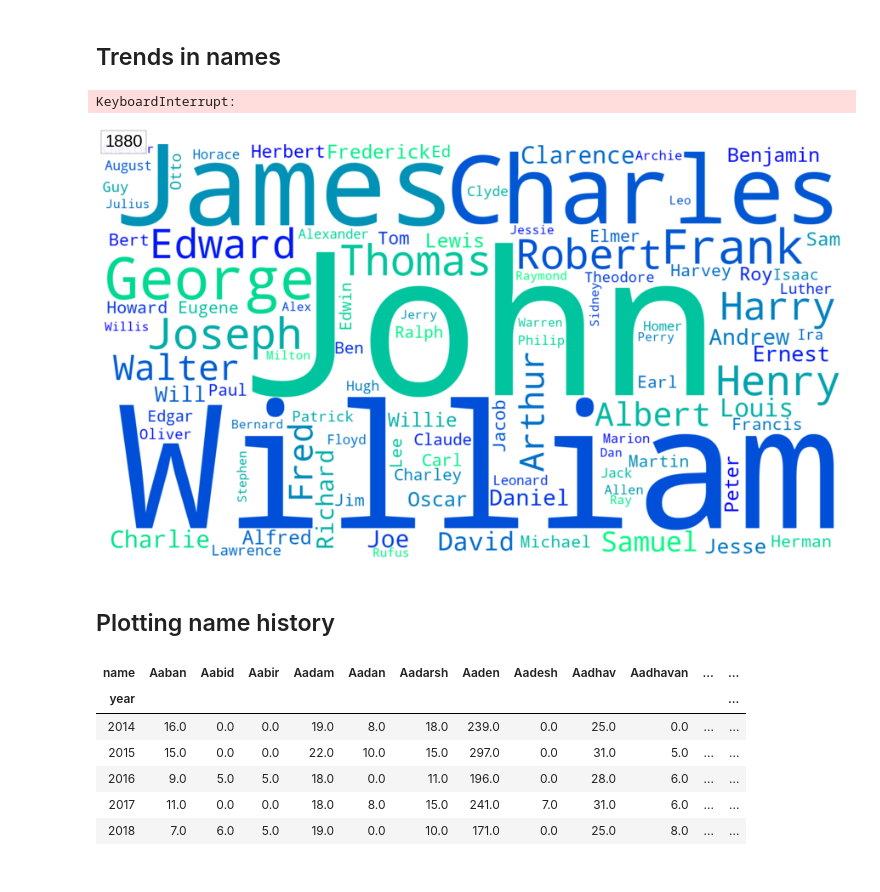
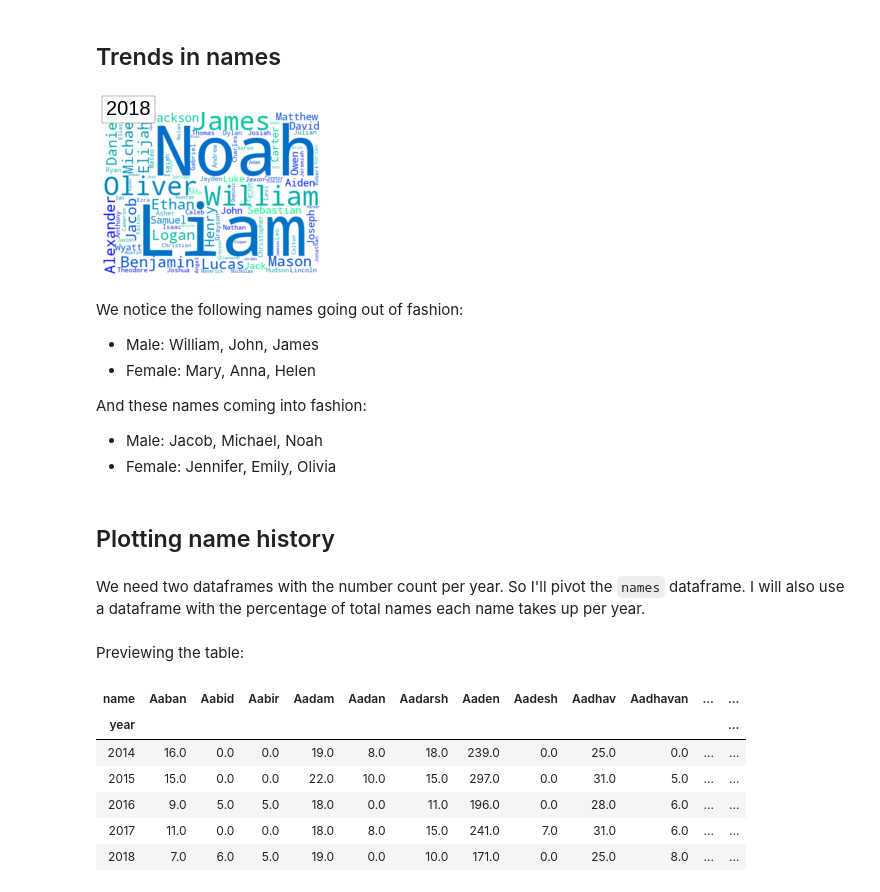
Before and after one commit to danj7/popular_baby_names, a Jupyter notebook: Baby Names - Names coming and going.ipynb, the cells around one changed output. Drawn from its saved outputs; the diff is of its cells as text; code cells hidden in the pictures.

Commit message:
finished comings and goings

```diff
--- a/Baby Names - Names coming and going.ipynb
+++ b/Baby Names - Names coming and going.ipynb
@@ -57,37 +63,46 @@ The number of names listed each year has increased. So there must be new names c
 # %%
 # Making wordclouds of top 100 names per year
 
 colormaps = {'M':'winter', 'F':'spring'}
-figwidth = 16 #inches
-figheight = 9 #inches
+figwidth = 4 #inches
+figheight = 3 #inches
 yearsrange = range(names.year.min(), names.year.max()+1)
 
 # creating figure to be saved
 fig = plt.figure(figsize=(figwidth,figheight))
 _ = plt.axis("off")
 
 for s in ['M', 'F']:
     images = []
     for yr in yearsrange:
         # save a temporary dataframe of names and numbers per sex, per year
         tempM = names[['name', 'number']][np.logical_and(names.sex==s, \
                                            names.year==yr)].sort_values(['number', 'name'], ascending=False)
         # extract the bottom 100 names in popularity
         tempM = tempM.to_numpy()[:100]
         # create wordcloud object
         wordcloud = WordCloud(background_color="white", width=figwidth*100, height=figheight*100, colormap=colormaps[s])
         wordcloud = wordcloud.generate_from_frequencies(dict(tempM))
         plt_im = plt.imshow(wordcloud, interpolation="bilinear")
         plt_txt = plt.text(5, 5, str(yr), color='black', fontsize=20, bbox=dict(facecolor='white', alpha=0.9))
         images.append([plt_im, plt_txt])
     animation = anim.ArtistAnimation(fig, images)
     animation.save('top100{}names_{}x{}.gif'.format(s,figwidth,figheight), writer='imagemagick', fps=4)
     animation.save('top100{}names_{}x{}.mp4'.format(s,figwidth,figheight), writer='ffmpeg', fps=4)
 # %% [output]
-KeyboardInterrupt:
-[figure, old version]
+[figure, new version]
+# %% [markdown]
+We notice the following names going out of fashion:
+* Male: William, John, James
+* Female: Mary, Anna, Helen
+
+And these names coming into fashion:
+* Male: Jacob, Michael, Noah
+* Female: Jennifer, Emily, Olivia
 # %% [markdown]
 ## Plotting name history
+# %% [markdown]
+We need two dataframes with the number count per year. So I'll pivot the `names` dataframe. I will also use a dataframe with the percentage of total names each name takes up per year.
 # %%
 # Separating male and female names
 namesM = names[names.sex=='M'].reset_index(drop=True)
@@ -102,5 +116,7 @@ namesFperYear = namesFperYear.replace(to_replace=np.NaN, value=0)
 namesMperYearPercent = namesMperYear.divide(namesMperYear.apply(np.sum, axis=1) / 100, axis=0)
 namesFperYearPercent = namesFperYear.divide(namesFperYear.apply(np.sum, axis=1) / 100, axis=0)
+# %% [markdown]
+Previewing the table:
 # %%
 namesMperYear.tail()
 # %% [output]
```
Also changed, not shown: parts of 36 cells of this notebook, 3 other files.
